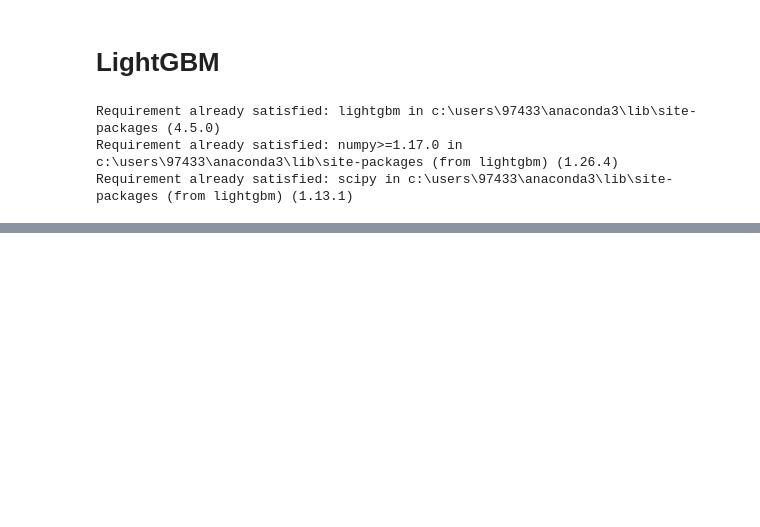
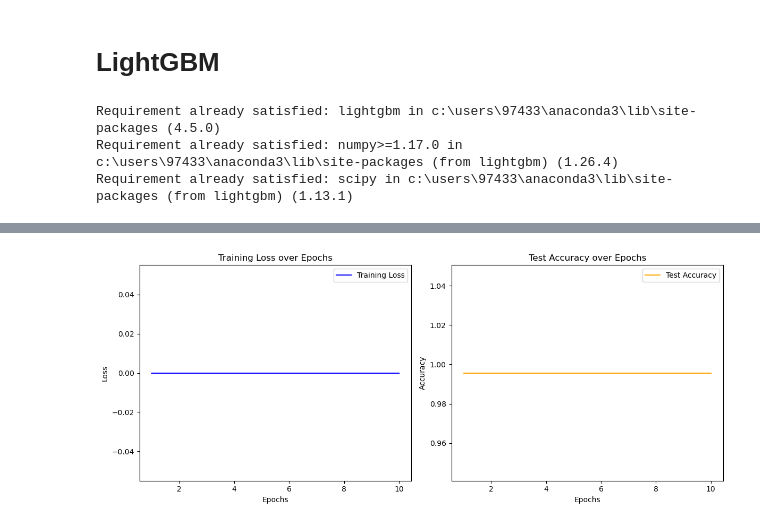
Before and after one commit to Radhika-Amar-Desai/Ethereum_Fraud_Transaction_Detection, a Jupyter notebook: DataAnalysis/StandardMLModels.ipynb, the cells around one changed output, grey strips where cells are left out. Cells and saved outputs as stored; diff of their text form; code cells hidden in the pictures; blank space fills up the shorter version.

```diff
--- a/DataAnalysis/StandardMLModels.ipynb
+++ b/DataAnalysis/StandardMLModels.ipynb
@@ -584,0 +580,15 @@ F1 Score: 0.9850
+# %%
+import torch
+from torch.utils.data import DataLoader, TensorDataset
+
+X_train = torch.tensor(X_train.toarray(), dtype=torch.float32)
+y_train = torch.tensor(y_train.values, dtype=torch.long)
+X_test = torch.tensor(X_test.toarray(), dtype=torch.float32)
+y_test = torch.tensor(y_test.values, dtype=torch.long)
+
+# Create data loaders
+train_dataset = TensorDataset(X_train, y_train)
+test_dataset = TensorDataset(X_test, y_test)
+
+train_loader = DataLoader(train_dataset, batch_size=32, shuffle=True)
+test_loader = DataLoader(test_dataset, batch_size=32, shuffle=False)
@@ -584,0 +719,75 @@ F1 Score: 0.9850
+# %%
+import torch
+import torch.nn.functional as F
+import matplotlib.pyplot as plt
+
+device = torch.device("cuda" if torch.cuda.is_available() else "cpu")
+
+optimizer = torch.optim.Adam(model.parameters(), lr=best_hyperparameters['lr'])
+
+train_losses = []
+test_accuracies = []
+
+num_epochs = 10
+
+for epoch in range(num_epochs):
+
+    # Training phase
+    model.train()
+    running_loss = 0.0
+    for inputs, labels in train_loader:
+        inputs, labels = inputs.to(device), labels.to(device)  # Move data to device if necessary
+        optimizer.zero_grad()
+        outputs = model(inputs)
+        loss = F.nll_loss(outputs, labels)  # Negative Log Likelihood Loss
+        loss.backward()
+        optimizer.step()
+        running_loss += loss.item()
+
+    train_loss = running_loss / len(train_loader)
+    train_losses.append(train_loss)
+
+    # Evaluation phase
+    model.eval()
+    correct = 0
+    total = 0
+    with torch.no_grad():
+        for inputs, labels in test_loader:
+            inputs, labels = inputs.to(device), labels.to(device)  # Move data to device if necessary
+            outputs = model(inputs)
+            _, predicted = torch.max(outputs.data, 1)
+            total += labels.size(0)
+            correct += (predicted == labels).sum().item()
+
+    accuracy = correct / total
+    test_accuracies.append(accuracy)
+
+    print(f"Epoch {epoch+1}/{num_epochs}, Training Loss: {train_loss:.4f}, Test Accuracy: {accuracy:.4f}")
+
+# Final Test Accuracy
+print(f'Final Test Accuracy: {accuracy:.4f}')
+
+# Plotting Training Loss and Test Accuracy
+epochs = range(1, len(train_losses) + 1)
+
+plt.figure(figsize=(12, 5))
+
+# Plot Training Loss
+plt.subplot(1, 2, 1)
+plt.plot(epochs, train_losses, label='Training Loss', color='blue')
+plt.xlabel('Epochs')
+plt.ylabel('Loss')
+plt.title('Training Loss over Epochs')
+plt.legend()
+
+# Plot Test Accuracy
+plt.subplot(1, 2, 2)
+plt.plot(epochs, test_accuracies, label='Test Accuracy', color='orange')
+plt.xlabel('Epochs')
+plt.ylabel('Accuracy')
+plt.title('Test Accuracy over Epochs')
+plt.legend()
+
+plt.tight_layout()
+plt.show()
+# %% [output]
@@ -584,0 +805 @@ F1 Score: 0.9850
+[figure, added]
```
Also changed, not shown: parts of 20 cells of this notebook, 4 other files.
